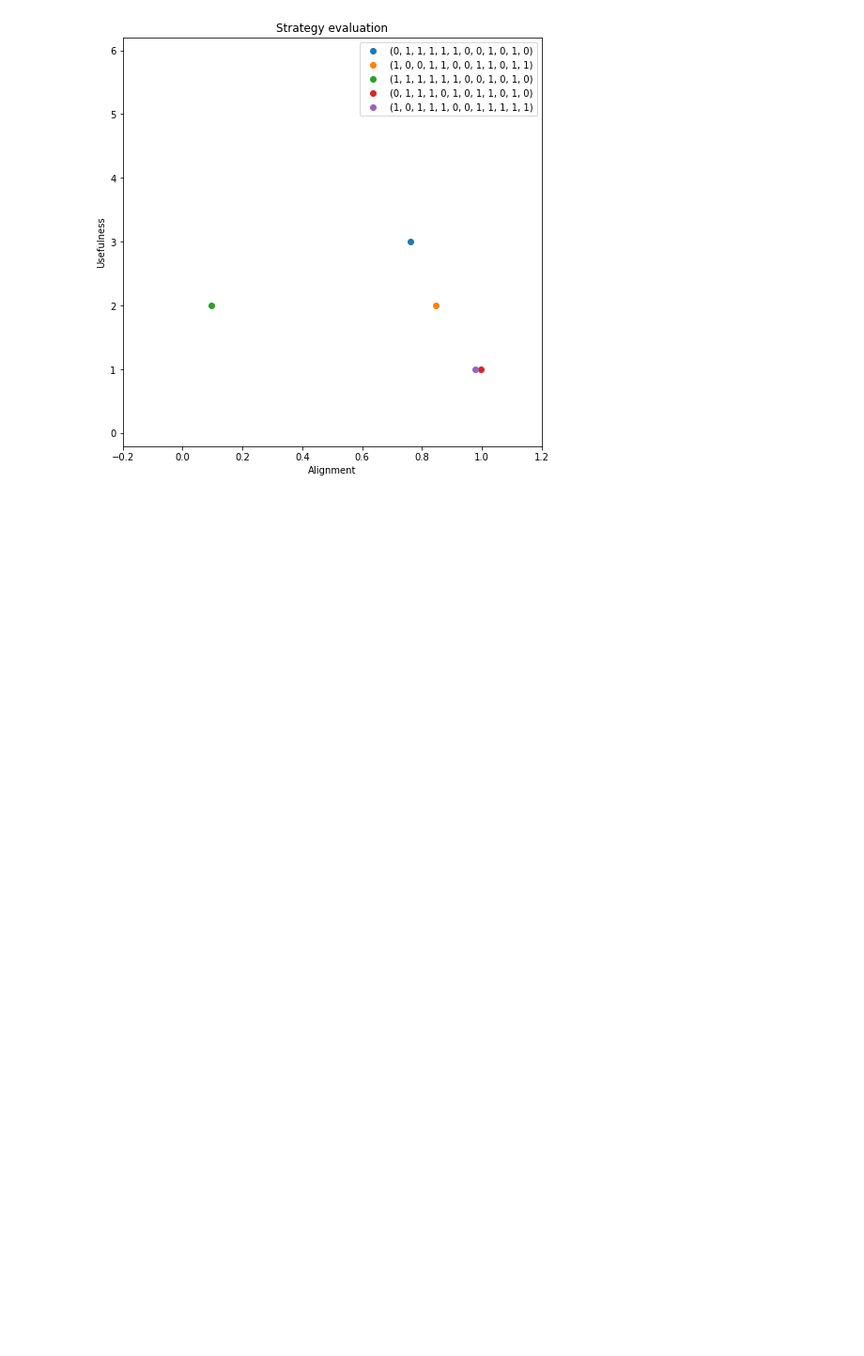
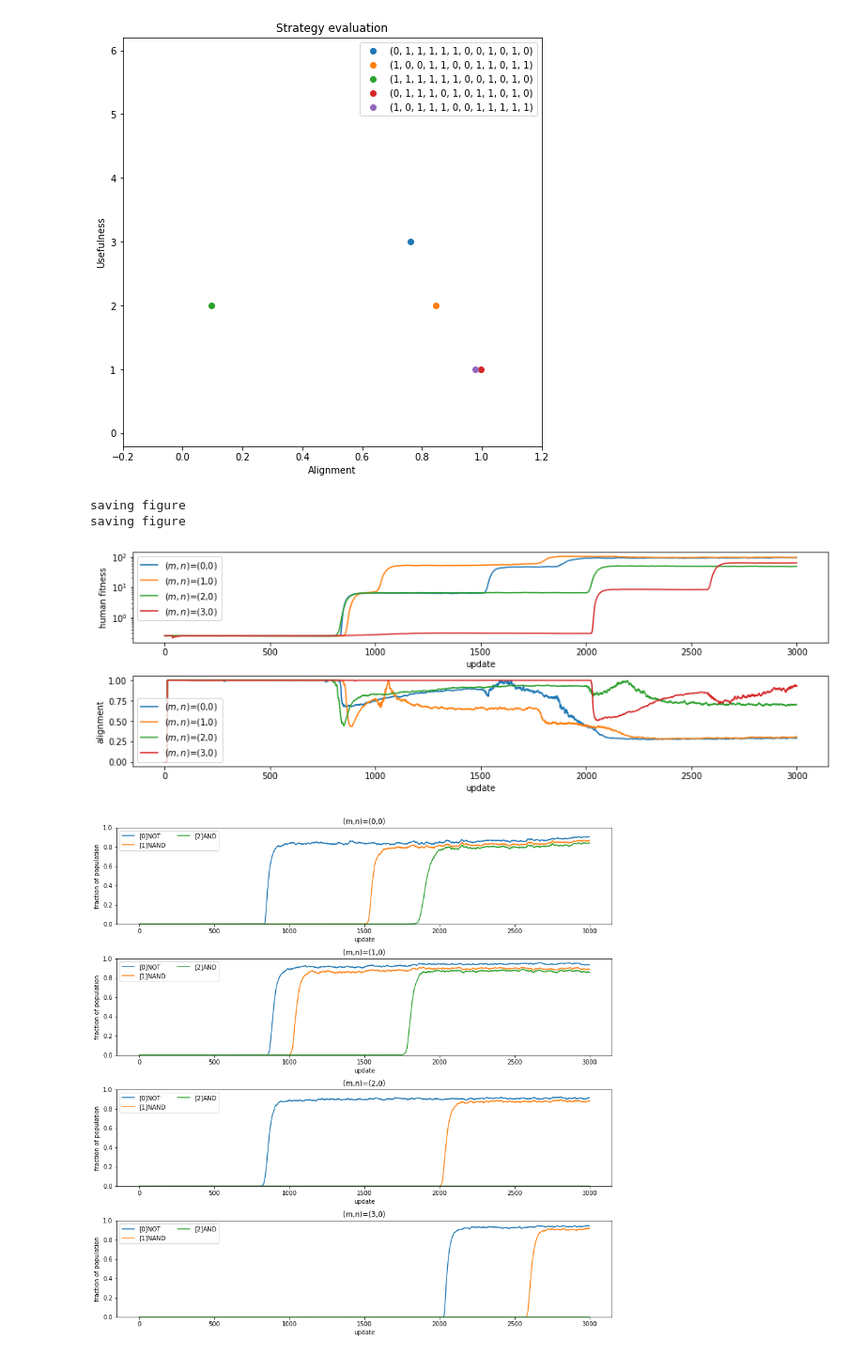
Before and after one commit to Tompolompo/AvidaAGI, a Jupyter notebook: AGIworkbook.ipynb, the cells around one changed output. Shown at 94% size. Saved outputs shown, nothing was run; the diff lists cells and outputs as text; code cells hidden in the pictures; blank space fills up the shorter version.

Commit message:
ny updata-data plotfunktion till rapporten

```diff
--- a/AGIworkbook.ipynb
+++ b/AGIworkbook.ipynb
@@ -256,6 +256,37 @@ def compare_meta_runs(M=[0,1,2], N=[0,0,0], run_name="run", save_fig=[False, "ta
     if save_fig[0]:
         print("saving figure")
         fig.savefig(f"figures/{save_fig[1]}.pdf")
+# %%
+def print_meta_figs(M=[0,1,2], N=[0,0,0], run_name="run", save_fig=[False, "fitness_alignment", "fractional_tasks"]):
+    if len(M) != len(N):
+        print("Not same length of N and M")
+        return False
+
+    fig = plt.figure(constrained_layout=True, figsize=(12, 4))
+    gs = GridSpec(2, 1, figure=fig)
+    axs = [fig.add_subplot(gs[0, 0]), fig.add_subplot(gs[1, 0])]
+
+
+    for i, m, n in zip(range(2, len(M)+2), M, N):
+        plot_update_data(m, n, axs[0], flag=0, prints=False, run_name=run_name)
+        plot_update_data(m, n, axs[1], flag=3, prints=False, run_name=run_name)
+
+    if save_fig[0]:
+        print("saving figure")
+        fig.savefig(f"figures/{save_fig[1]}.pdf")
+
+    fig = plt.figure(constrained_layout=True, figsize=(12, len(M)*3))
+    gs = GridSpec(len(M), 1, figure=fig)
+    axs = []
+    for i in range(len(M)):
+        axs.append(fig.add_subplot(gs[i, :]))
+
+    for i, m, n in zip(range(len(M)), M, N):
+        plot_update_data(m, n, axs[i], flag=1, prints=False, run_name=run_name)
+
+    if save_fig[0]:
+        print("saving figure")
+        fig.savefig(f"figures/{save_fig[2]}.pdf")
 # %%
 def plot_strategy_data(M, N, ax, run_name="run"):
 # M=1
@@ -606,3 +635,14 @@ Regression coefficients:
   0.00000000e+00 -1.50344763e-04  0.00000000e+00  3.40450364e-04
   9.99992580e-01]
 [figure]
+# %%
+run_name = "cbuild/work/data/AGIdata/run"
+M = [i for i in [0,1,2,3]]
+N = [0 for i in range(len(M))]
+
+print_meta_figs(M=M, N=N, run_name=run_name, save_fig=[True, "fitness_alignment", "fractional_tasks"])
+# %% [output]
+saving figure
+saving figure
+[figure, added]
+[figure, added]
```
Also changed, not shown: parts of 2 cells of this notebook.
